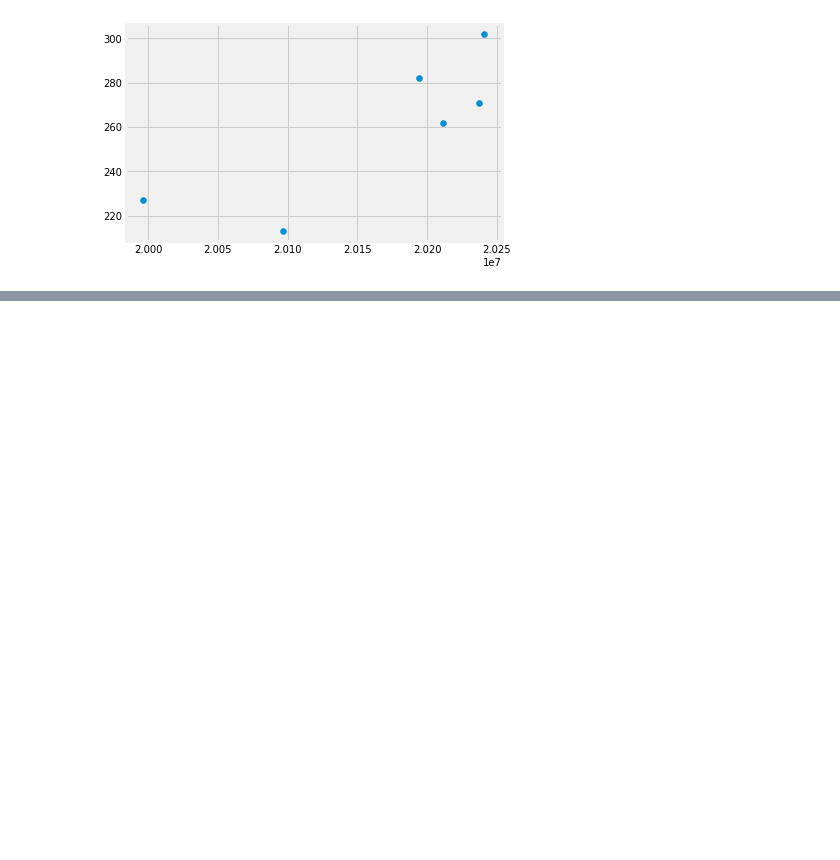
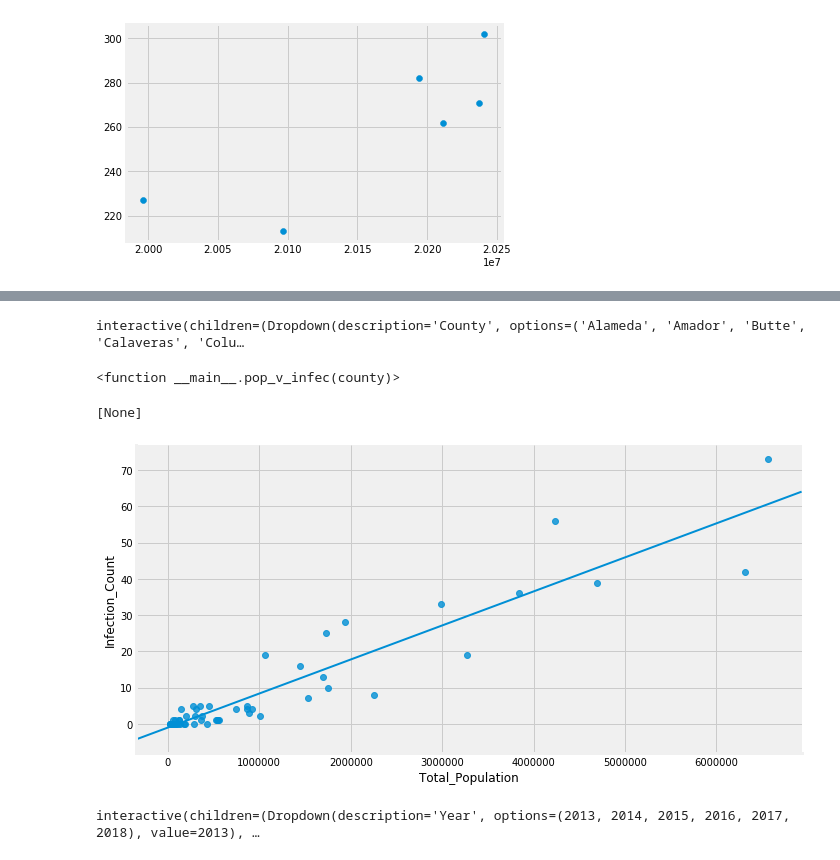
Before and after one commit to ds-modules/MCB-50, a Jupyter notebook: Data Exploration.ipynb, the cells around one changed output, grey strips where cells are left out. Saved outputs shown, nothing was run; the diff lists cells and outputs as text; code cells hidden in the pictures; blank space fills up the shorter version.

Commit message:
wrote all widgets, writing text for draft 1

```diff
--- a/Data Exploration.ipynb
+++ b/Data Exploration.ipynb
@@ -463,0 +462,2 @@ plt.scatter(la_pop,la_inf)
+# %%
+infec_pop_merge = pd.read_csv('infec_pop_merge.csv')
@@ -463,0 +474,49 @@ plt.scatter(la_pop,la_inf)
+# %%
+def pop_v_infec(county):
+    plt.figure(figsize=(10,5))
+
+    x = infec_pop_merge.loc[infec_pop_merge['County'] == county]['Total_Population'].tolist()
+    y = infec_pop_merge.loc[infec_pop_merge['County'] == county]['Infection_Count'].tolist()
+
+    return sns.scatterplot(x,y)
+
+wid_2 = widgets.Dropdown(
+        options = infec_pop_merge['County'].unique().tolist(),
+        description = 'County',
+        disabled = False
+)
+
+interact(pop_v_infec, county = wid_2)
+# %% [output]
+interactive(children=(Dropdown(description='County', options=('Alameda', 'Amador', 'Butte', 'Calaveras', 'Colu…
+<function __main__.pop_v_infec(county)>
+# %%
+df = infec_pop_merge.loc[infec_pop_merge['Year'] == 2015]
+df = df.drop(df['Total_Population'].idxmax())
+
+p = sns.lmplot(x='Total_Population',y='Infection_Count',data=df,ci=None,aspect=2)
+plt.setp(p.ax.lines,linewidth=2);
+# %% [output]
+[None]
+[figure, added]
+# %%
+# scatter plot widget - population versus infection rate by year
+def pop_v_infec_by_year(year):
+
+    df = infec_pop_merge.loc[infec_pop_merge['Year'] == year]
+    p = sns.lmplot(x='Total_Population',y='Infection_Count',data=df,ci=None,aspect=2)
+    plt.title('Population Versus Infection Rate Across Counties Over the Year')
+    plt.xlabel("Total Population")
+    plt.ylabel("Infection Rate ")
+    plt.setp(p.ax.lines,linewidth=2)
+    return
+
+wid_3 = widgets.Dropdown(
+        options = infec_pop_merge['Year'].unique().tolist(),
+        description = 'Year',
+        disabled = False
+)
+
+interact(pop_v_infec_by_year, year = wid_3);
+# %% [output]
+interactive(children=(Dropdown(description='Year', options=(2013, 2014, 2015, 2016, 2017, 2018), value=2013), …
```
Also changed, not shown: parts of 21 cells of this notebook, 19 other files.
